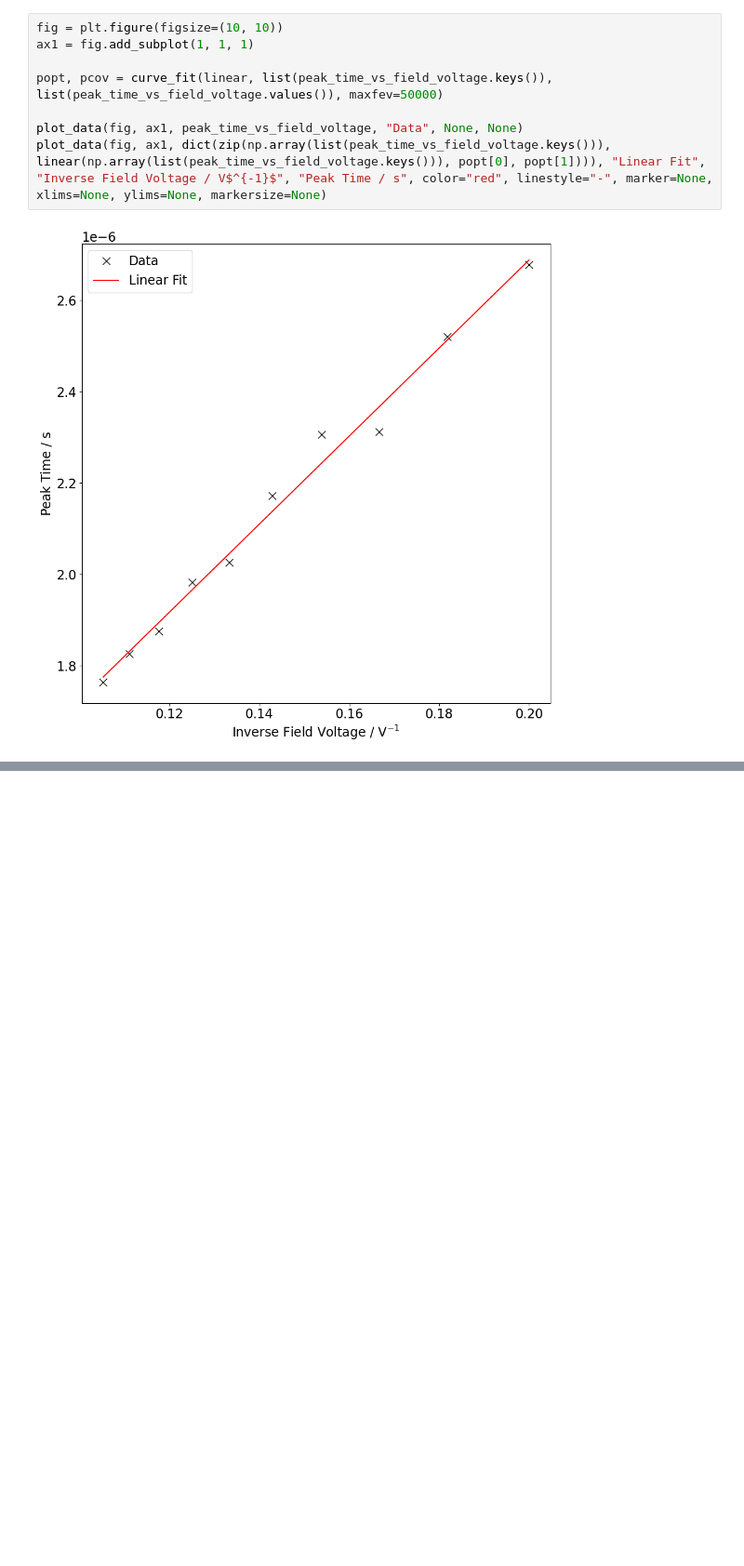
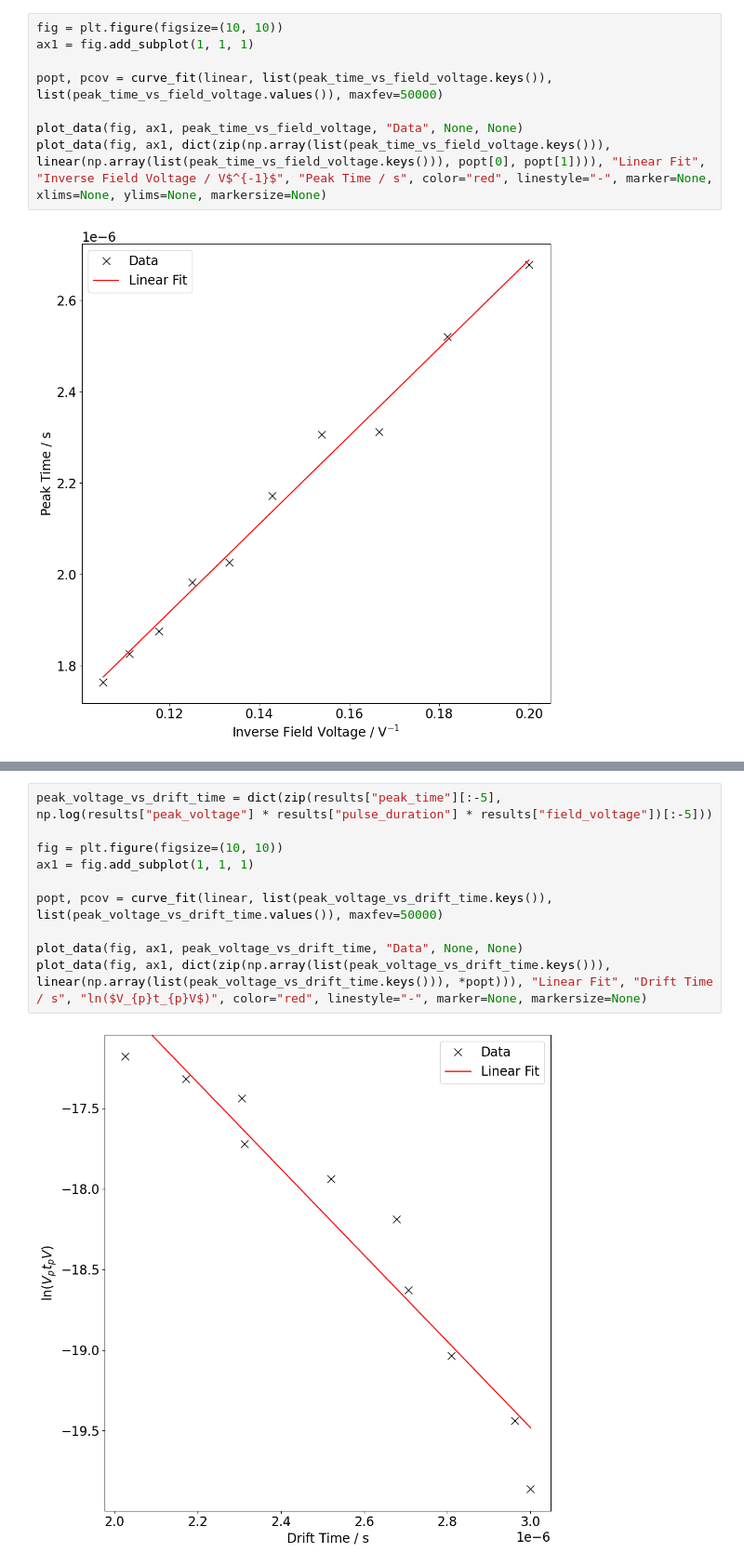
Before and after one commit to tresul03/The-Haynes-Shockley-Experiment-, a Jupyter notebook: src/analysis.ipynb, the cells around one changed output, grey strips where cells are left out. Shown at 93% size. Saved outputs shown, nothing was run; the diff lists cells and outputs as text; blank space fills up the shorter version.

```diff
--- a/src/analysis.ipynb
+++ b/src/analysis.ipynb
@@ -205,0 +173,12 @@ drift_time_against_field_voltage = dict(zip(c3_voltages * peak_voltages * pulse_
+# %%
+peak_voltage_vs_drift_time = dict(zip(results["peak_time"][:-5], np.log(results["peak_voltage"] * results["pulse_duration"] * results["field_voltage"])[:-5]))
+
+fig = plt.figure(figsize=(10, 10))
+ax1 = fig.add_subplot(1, 1, 1)
+
+popt, pcov = curve_fit(linear, list(peak_voltage_vs_drift_time.keys()), list(peak_voltage_vs_drift_time.values()), maxfev=50000)
+
+plot_data(fig, ax1, peak_voltage_vs_drift_time, "Data", None, None)
+plot_data(fig, ax1, dict(zip(np.array(list(peak_voltage_vs_drift_time.keys())), linear(np.array(list(peak_voltage_vs_drift_time.keys())), *popt))), "Linear Fit", "Drift Time / s", "ln($V_{p}t_{p}V$)", color="red", linestyle="-", marker=None, markersize=None)
+# %% [output]
+[figure, added]
```
Also changed, not shown: parts of 24 cells of this notebook.
